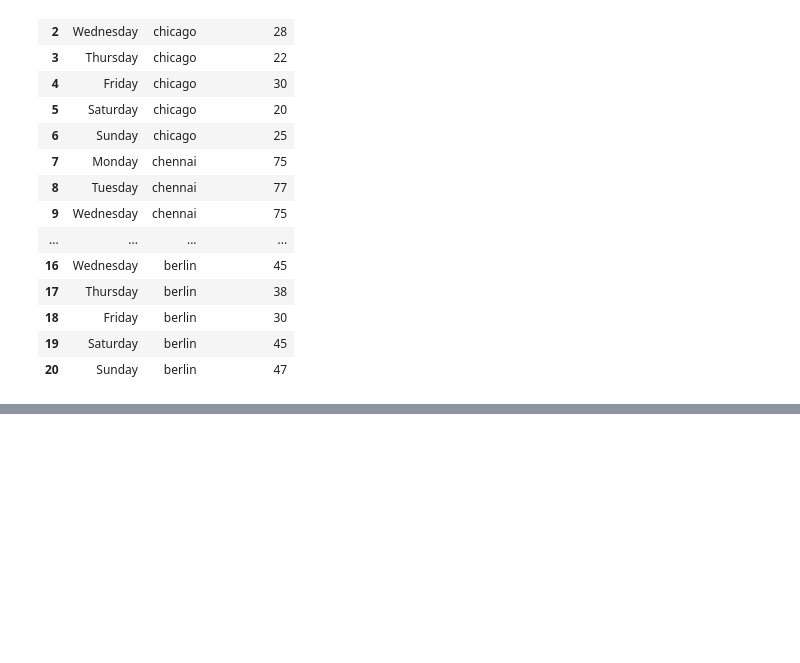
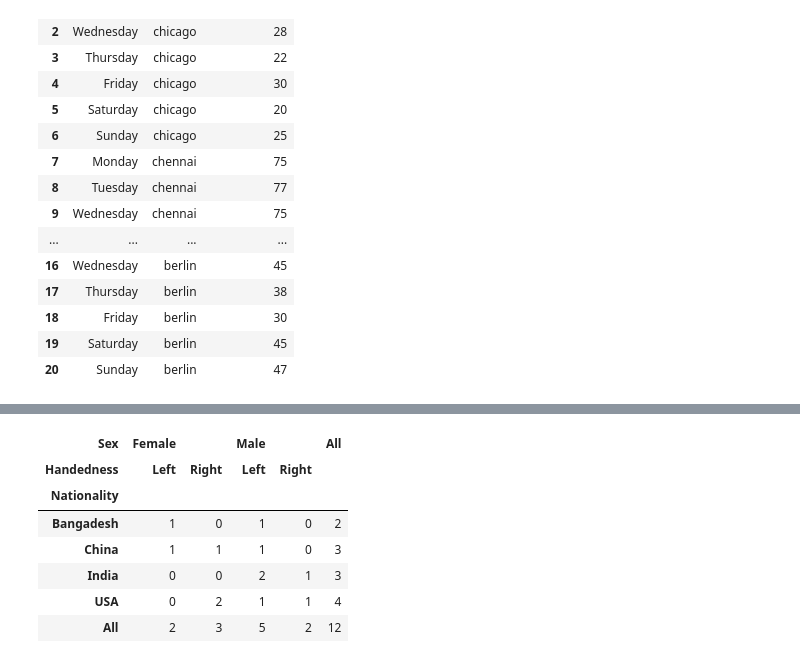
Before and after one commit to FarhanBinShafiq/pandass_practice, a Jupyter notebook: practice/pandass_codebasics/Dataframebasics_na.ipynb, the cells around one changed output, grey strips where cells are left out. Drawn from its saved outputs; the diff is of its cells as text; code cells hidden in the pictures; blank space fills up the shorter version.

```diff
--- a/practice/pandass_codebasics/Dataframebasics_na.ipynb
+++ b/practice/pandass_codebasics/Dataframebasics_na.ipynb
@@ -889,0 +920,12 @@ melted
+# %%
+ct=pd.crosstab(c_tab['Nationality'],[c_tab['Sex'],c_tab['Handedness']],margins=True)
+ct
+# %% [output]
+| Sex | Female |  | Male |  | All |
+| Handedness | Left | Right | Left | Right |  |
+| Nationality |  |  |  |  |  |
+| Bangadesh | 1 | 0 | 1 | 0 | 2 |
+| China | 1 | 1 | 1 | 0 | 3 |
+| India | 0 | 0 | 2 | 1 | 3 |
+| USA | 0 | 2 | 1 | 1 | 4 |
+| All | 2 | 3 | 5 | 2 | 12 |
```
Also changed, not shown: parts of 4 cells of this notebook, 2 other files.
